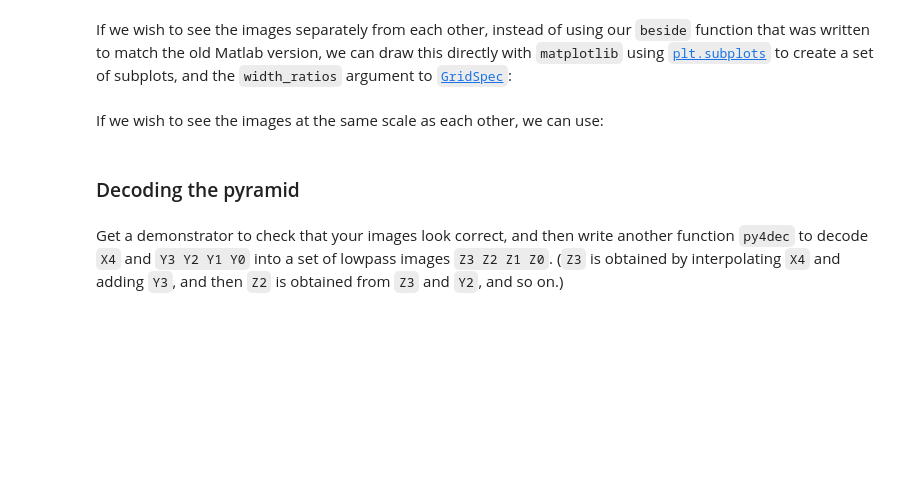
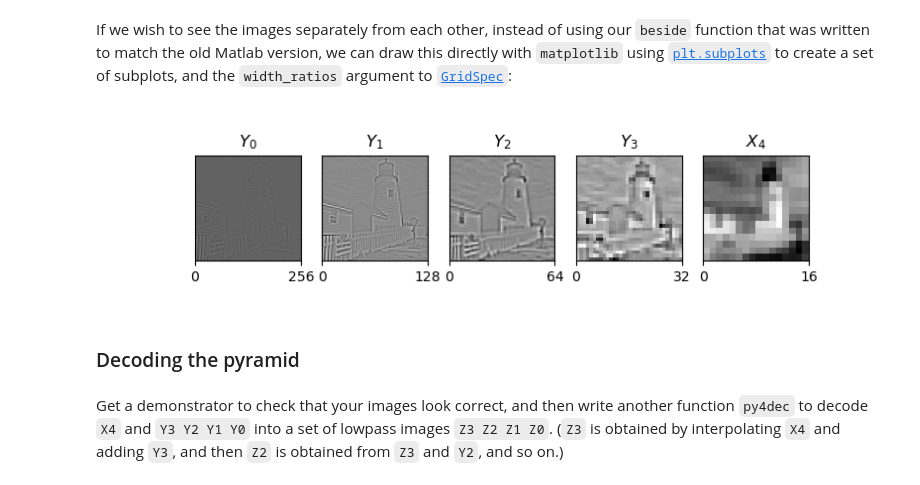
Before and after one commit to liuzihe02/sf2, a Jupyter notebook: 6-laplacian-pyramid.ipynb, the cells around one changed output. Cells and saved outputs as stored; diff of their text form; code cells hidden in the pictures; blank space fills up the shorter version.

Commit message:
5 and 6 zach

```diff
--- a/6-laplacian-pyramid.ipynb
+++ b/6-laplacian-pyramid.ipynb
@@ -210,11 +220,12 @@ If we wish to see the images separately from each other, instead of using our `b
 # %%
 titles = ["Y_0", "Y_1", "Y_2", "Y_3", "X_4"]
 imgs = [Y0, Y1, Y2, Y3, X4]
-fig, axs = plt.subplots(1, 5, figsize=(8, 4),
-                        gridspec_kw=dict(width_ratios=[img.shape[0] for img in imgs]))
+# Equal-width panels; tick labels reveal each sub-image's native size.
+fig, axs = plt.subplots(1, 5, figsize=(8, 2))
 
 for ax, img, title in zip(axs, imgs, titles):
     plot_image(img, ax=ax)
     ax.set(yticks=[], title=f'${title}$')
+fig.savefig('zach/images/pyramid_montage.png', dpi=150, bbox_inches='tight')
+# %% [output]
+[figure, added]
-# %% [markdown]
-If we wish to see the images at the same scale as each other, we can use:
```
Also changed, not shown: parts of 21 cells of this notebook, 1 other file.
